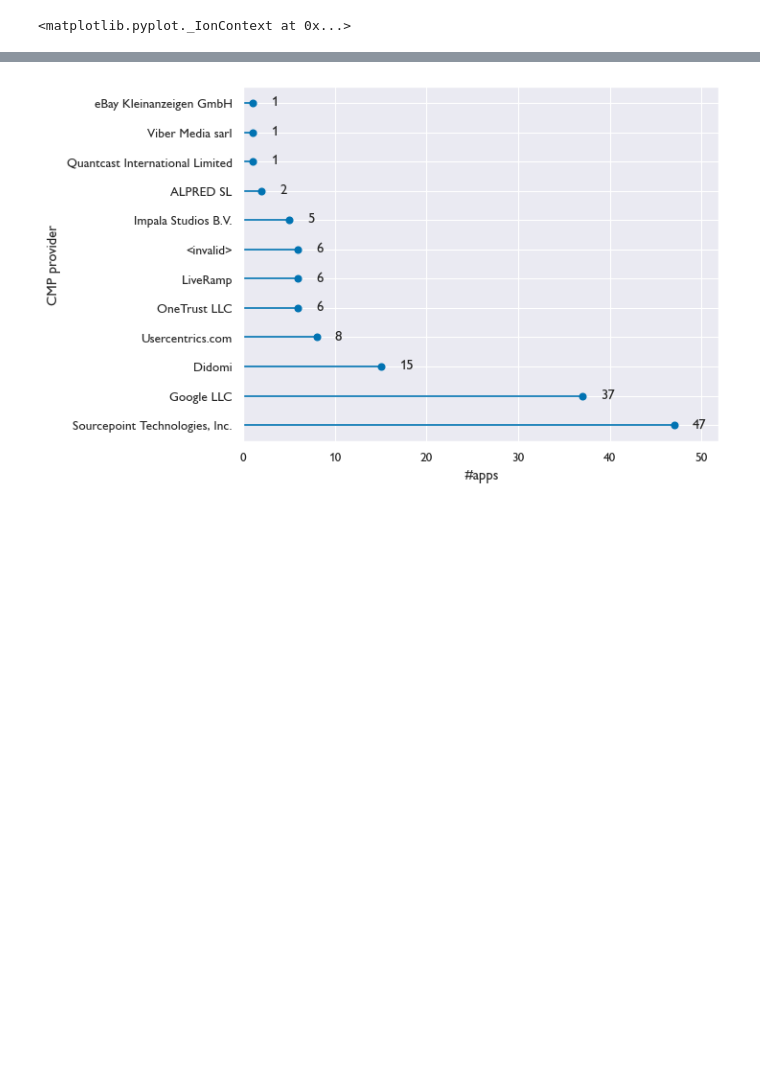
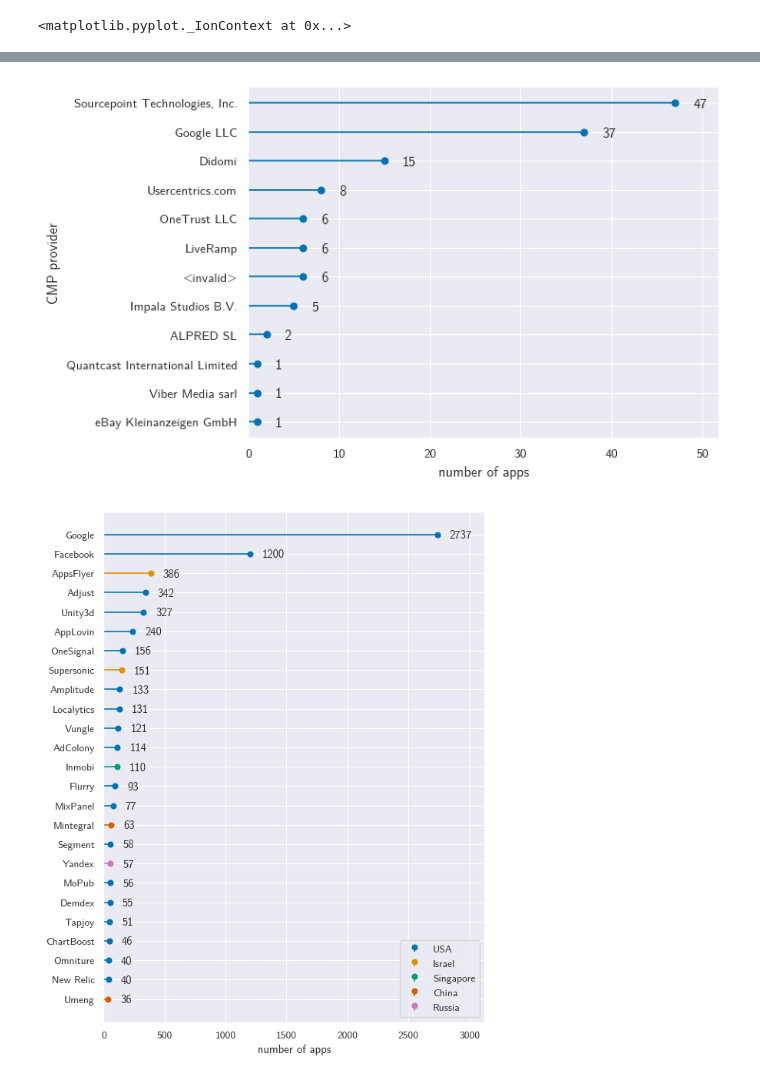
Before and after one commit to baltpeter/thesis-mobile-consent-dialogs, a Jupyter notebook: src/graphs.ipynb, the cells around one changed output, grey strips where cells are left out. Cells and saved outputs as stored; diff of their text form; code cells hidden in the pictures; blank space fills up the shorter version.

```diff
--- a/src/graphs.ipynb
+++ b/src/graphs.ipynb
@@ -68,16 +92,75 @@ Text(0.5, 1.0, 'Consent dialog violations')
 # %%
-data = list(json_obj_from_file_to_matplotlib('tcf_cmps.json'))
+data = list(json_obj_from_file_to_matplotlib('tcf_cmps.json', None, True))
 
 fig, ax = plt.subplots()
 ax.set_ylabel('CMP provider')
-ax.set_xlabel('#apps')
+ax.set_xlabel('number of apps')
 ax.stem(*data, orientation='horizontal', basefmt='none')
 _, x_max = ax.get_xlim()
 ax.set_xlim(0, x_max + 2.5)
 
 for i, v in enumerate(data[1]):
-    ax.text(v + 2, i - 0.08, str(v))
+    ax.text(v + 2, i - 0.17, str(v))
 
-fig.savefig(os.path.join(graphs_dir, 'tcf_cmps.pdf'), bbox_inches="tight")
+fig.savefig(os.path.join(graphs_dir, 'tcf_cmps.pdf'), bbox_inches="tight", pad_inches=0)
 # %% [output]
-[figure, old version]
+[figure, new version]
+# %%
+trackers, tracker_counts = json_obj_from_file_to_matplotlib(
+    'exodus_tracker_counts.json', 25)
+
+fig, ax = plt.subplots(figsize=[default_figsize_x, default_figsize_y * 1.8])
+ax.set_xlabel('number of apps')
+
+tracker_countries = {
+    "Google": "USA",  # https://policies.google.com/privacy
+    "Facebook": "USA",  # https://www.facebook.com/about/privacy
+    "AppsFlyer": "Israel",  # https://www.appsflyer.com/legal/services-privacy-policy/
+    "Adjust": "USA",  # https://www.adjust.com/terms/privacy-policy/
+    "Unity3d": "USA",  # https://unity3d.com/legal/privacy-policy
+    "AppLovin": "USA",  # https://www.applovin.com/privacy/
+    "OneSignal": "USA",  # https://onesignal.com/privacy_policy
+    "Supersonic": "Israel",  # https://supersonic.com/privacy/
+    "Amplitude": "USA",  # https://amplitude.com/privacy
+    "Localytics": "USA",  # https://uplandsoftware.com/localytics/app-privacy/
+    "Vungle": "USA",  # https://vungle.com/privacy/
+    "AdColony": "USA",  # https://www.adcolony.com/privacy-policy/
+    "Inmobi": "Singapore",  # https://opencorporates.com/companies/sg/200811408G
+    "Flurry": "USA",  # https://developer.yahoo.com/flurry/legal-privacy/terms-service/flurry-analytics-terms-service.html
+    "MixPanel": "USA",  # https://mixpanel.com/legal/privacy-policy/
+    "Mintegral": "China",  # https://www.mintegral.com/en/privacy/
+    "Segment": "USA",  # https://segment.com/legal/privacy-04-2018/
+    "Yandex": "Russia",  # https://yandex.com/legal/confidential/
+    "MoPub": "USA",  # https://www.mopub.com/en/legal/privacy
+    "Demdex": "USA",  # https://experienceleague.adobe.com/docs/audience-manager/user-guide/reference/demdex-calls.html
+    "Tapjoy": "USA",  # https://www.tapjoy.com/legal/general/privacy-policy/
+    "ChartBoost": "USA",  # https://answers.chartboost.com/en-us/articles/200780269
+    "Omniture": "USA",  # https://en.wikipedia.org/wiki/Omniture
+    "New Relic": "USA",  # https://newrelic.com/termsandconditions/privacy
+    "Umeng": "China",  # https://reports.exodus-privacy.eu.org/en/trackers/119/
+}
+# This is apparently how you get an ordered set, see: https://stackoverflow.com/a/53657523
+countries = list(dict.fromkeys(tracker_countries.values()))
+
+for idx, country in enumerate(countries):
+    trackers_in_country = filter(
+        lambda tracker: tracker_countries[tracker] == country, trackers)
+    indices = [trackers.index(tracker) for tracker in trackers_in_country]
+    counts = [tracker_counts[i] for i in indices]
+    ax.stem(indices, counts, orientation='horizontal', basefmt='none',
+            linefmt=f'C{idx}-', markerfmt=f'C{idx}o', label=country)
+
+ax.set_yticks(range(0, len(trackers)), trackers)
+
+_, x_max = ax.get_xlim()
+ax.set_xlim(0, x_max + 250)
+
+ax.legend()
+
+for i, v in enumerate(tracker_counts):
+    ax.text(v + 100, i - 0.2, str(v))
+
+fig.savefig(os.path.join(graphs_dir, 'exodus_tracker_counts.pdf'),
+            bbox_inches="tight", pad_inches=0)
+# %% [output]
+[figure, added]
```
Also changed, not shown: parts of 5 cells of this notebook, 17 other files.
